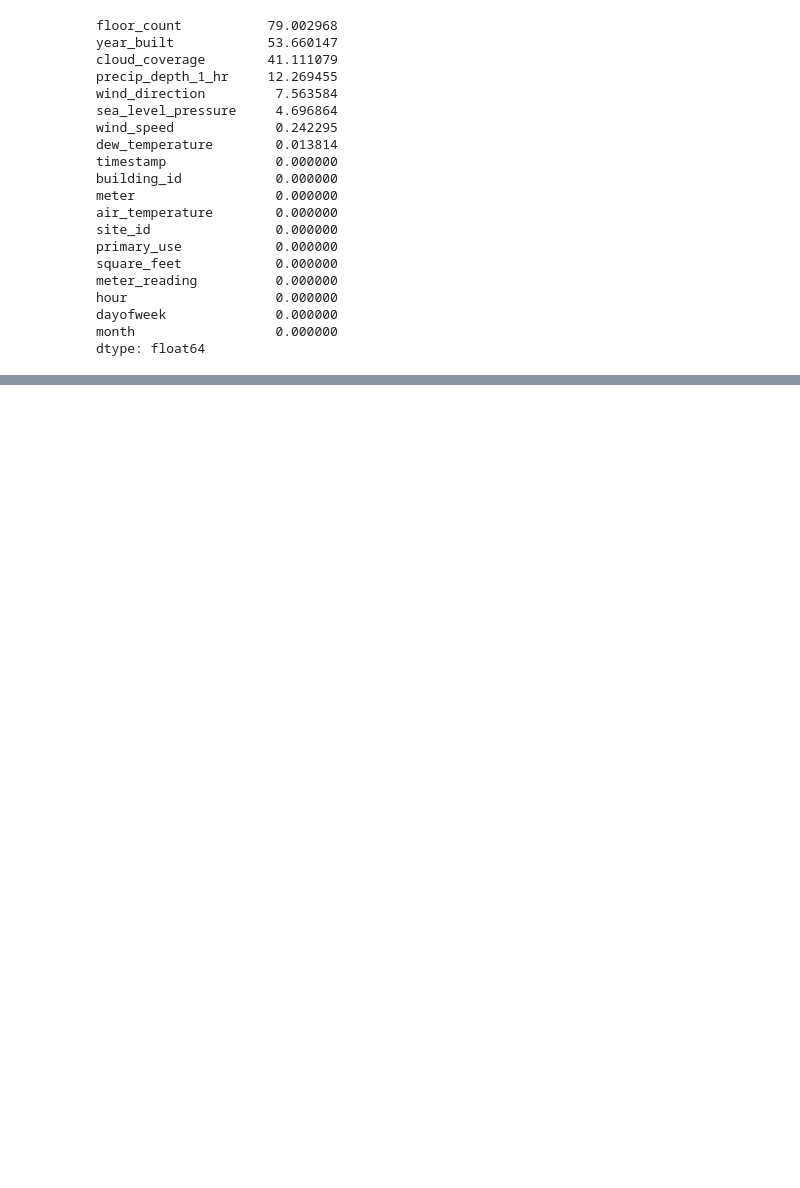
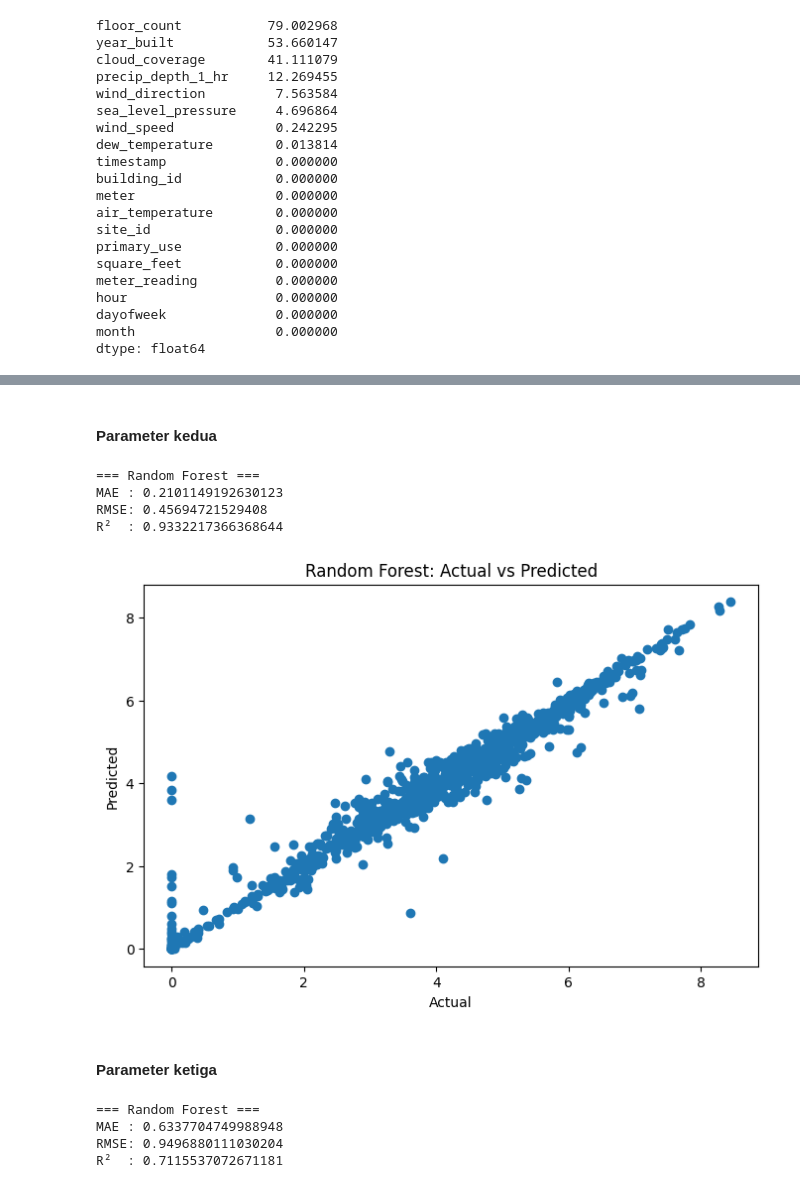
Before and after one commit to atithagtg/UAS-Pembelajaran-Mesin-Kelompok-13, a Jupyter notebook: Progress/Project ML_progress.ipynb, the cells around one changed output, grey strips where cells are left out. Cells and saved outputs as stored; diff of their text form; code cells hidden in the pictures; blank space fills up the shorter version.

```diff
--- a/Progress/Project ML_progress.ipynb
+++ b/Progress/Project ML_progress.ipynb
@@ -528,0 +708,9 @@ for col in fill_cols:
+# %%
+rf_model_2 = RandomForestRegressor(
+    n_estimators=50,
+    max_depth=20,
+    random_state=42,
+    n_jobs=-1
+)
+
+rf_model_2.fit(X_train, y_train)
@@ -528,0 +742,2 @@ for col in fill_cols:
+# %%
+rf_pred_2 = rf_model_2.predict(X_test)
@@ -528,0 +779,47 @@ for col in fill_cols:
+# %% [markdown]
+#### Parameter kedua
+# %%
+rf_mae_2 = mean_absolute_error(y_test, rf_pred_2)
+rf_rmse_2 = np.sqrt(mean_squared_error(y_test, rf_pred_2))
+rf_r2_2 = r2_score(y_test, rf_pred_2)
+
+print("=== Random Forest ===")
+print("MAE :", rf_mae_2)
+print("RMSE:", rf_rmse_2)
+print("R²  :", rf_r2_2)
+# %% [output]
+=== Random Forest ===
+MAE : 0.2101149192630123
+RMSE: 0.45694721529408
+R²  : 0.9332217366368644
+# %%
+sample_idx = np.random.choice(len(y_test), 1000, replace=False)
+
+plt.figure(figsize=(8,5))
+plt.scatter(
+    y_test.iloc[sample_idx],
+    rf_pred_2[sample_idx]
+)
+
+plt.xlabel("Actual")
+plt.ylabel("Predicted")
+plt.title("Random Forest: Actual vs Predicted")
+plt.show()
+# %% [output]
+[figure, added]
+# %% [markdown]
+#### Parameter ketiga
+# %%
+rf_mae_3 = mean_absolute_error(y_test, rf_pred_3)
+rf_rmse_3 = np.sqrt(mean_squared_error(y_test, rf_pred_3))
+rf_r2_3 = r2_score(y_test, rf_pred_3)
+
+print("=== Random Forest ===")
+print("MAE :", rf_mae_3)
+print("RMSE:", rf_rmse_3)
+print("R²  :", rf_r2_3)
+# %% [output]
+=== Random Forest ===
+MAE : 0.6337704749988948
+RMSE: 0.9496880111030204
+R²  : 0.7115537072671181
```
Also changed, not shown: parts of 86 cells of this notebook.
